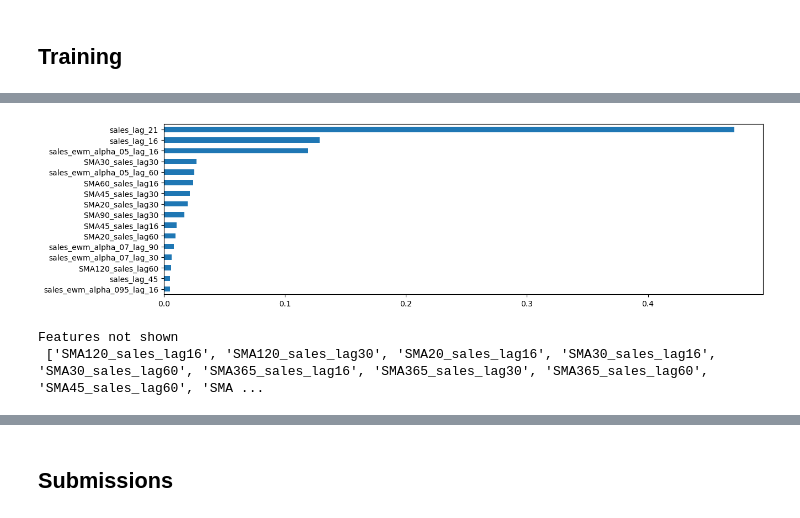
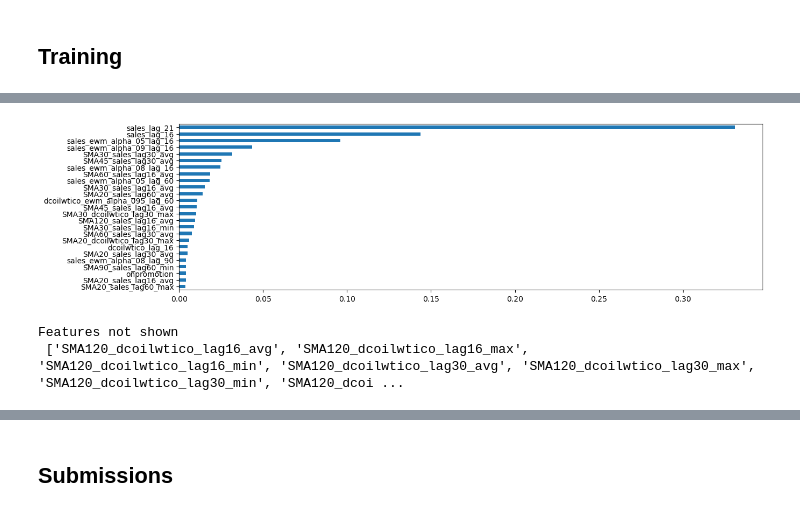
Before and after one commit to LargeWaffle/time-series-forecast, a Jupyter notebook: main.ipynb, the cells around one changed output, grey strips where cells are left out. Cells and saved outputs as stored; diff of their text form; code cells hidden in the pictures.

Commit message:
gridsearch and less fillnas

```diff
--- a/main.ipynb
+++ b/main.ipynb
@@ -144,7 +144,7 @@ def lag_ft(df):
     new_df = df.copy()
 
     keys = ['store_nbr', 'family']
-    targets = ['sales']
+    targets = ['sales', 'dcoilwtico']
     lag_values = [16, 21, 30, 45, 60, 90, 120, 365, 730]
 
     for target in targets:
@@ -155,21 +155,3 @@ def lag_ft(df):
 
 
 all_data = lag_ft(all_data)
-# %%
-def create_rolling_mean(df):
-    new_df = df.sort_values(["store_nbr", "family", "date"]).copy()
-    shifts = [20, 30, 45, 60, 90, 120, 365, 730]
-    targets = ['sales']
-
-    for i in shifts:
-        new_df["SMA" + str(i) + "_sales_lag16"] = new_df.groupby(["store_nbr", "family"]).rolling(i).sales.mean().shift(
-            16).values
-        new_df["SMA" + str(i) + "_sales_lag30"] = new_df.groupby(["store_nbr", "family"]).rolling(i).sales.mean().shift(
-            30).values
-        new_df["SMA" + str(i) + "_sales_lag60"] = new_df.groupby(["store_nbr", "family"]).rolling(i).sales.mean().shift(
-            60).values
-
-    return new_df
-
-
-all_data = create_rolling_mean(all_data)
@@ -178,12 +193,13 @@ def create_exp_mov_av(df):
     new_df = df.copy()
     alphas = [0.95, 0.9, 0.8, 0.7, 0.5]
     lags = [16, 30, 60, 90]
-    targets = ['sales']
+    targets = ['sales', 'dcoilwtico']
 
-    for alpha in alphas:
-        for lag in lags:
-            new_df['sales_ewm_alpha_' + str(alpha).replace(".", "") + "_lag_" + str(lag)] = \
-                new_df.groupby(["store_nbr", "family"])['sales'].shift(lag).ewm(alpha=alpha).mean()
+    for targ in targets:
+        for alpha in alphas:
+            for lag in lags:
+                new_df[f'{targ}_ewm_alpha_{str(alpha).replace(".", "")}_lag_{str(lag)}'] = \
+                    new_df.groupby(["store_nbr", "family"])[targ].shift(lag).ewm(alpha=alpha).mean()
 
     new_df = new_df.sort_values(['id'])
     return new_df
@@ -205,8 +218,6 @@ def unify_types(df):
 
 
 all_data = unify_types(all_data)
-# %%
-all_data = all_data.fillna(0)
 # %%
 def split_dfs(df):
     new_train = df.iloc[:train_df.shape[0], :]
@@ -374,18 +411,18 @@ features_val = single_model.feature_importances_
 # %%
 plt.figure(figsize=FIGSIZE)
 ft = pd.Series(features_val, index=feature_names)
 
-nb_elem = 16
+nb_elem = 25
 top_features = ft.nlargest(nb_elem, keep='all').sort_values(ascending=True)
 top_features.plot.barh()
 
 plt.show()
 
 print('Features not shown\n', list(ft.index.difference(top_features.index)))
 # %% [output]
-[figure, old version]
+[figure, new version]
 Features not shown
- ['SMA120_sales_lag16', 'SMA120_sales_lag30', 'SMA20_sales_lag16', 'SMA30_sales_lag16', 'SMA30_sales_lag60', 'SMA365_sales_lag16', 'SMA365_sales_lag30', 'SMA365_sales_lag60', 'SMA45_sales_lag60', 'SMA ...
+ ['SMA120_dcoilwtico_lag16_avg', 'SMA120_dcoilwtico_lag16_max', 'SMA120_dcoilwtico_lag16_min', 'SMA120_dcoilwtico_lag30_avg', 'SMA120_dcoilwtico_lag30_max', 'SMA120_dcoilwtico_lag30_min', 'SMA120_dcoi ...
 # %%
 s_v = train_df['store_nbr'].unique()
 shop_nbr = len(s_v)
```
Also changed, not shown: parts of 16 cells of this notebook, 1 other file.
